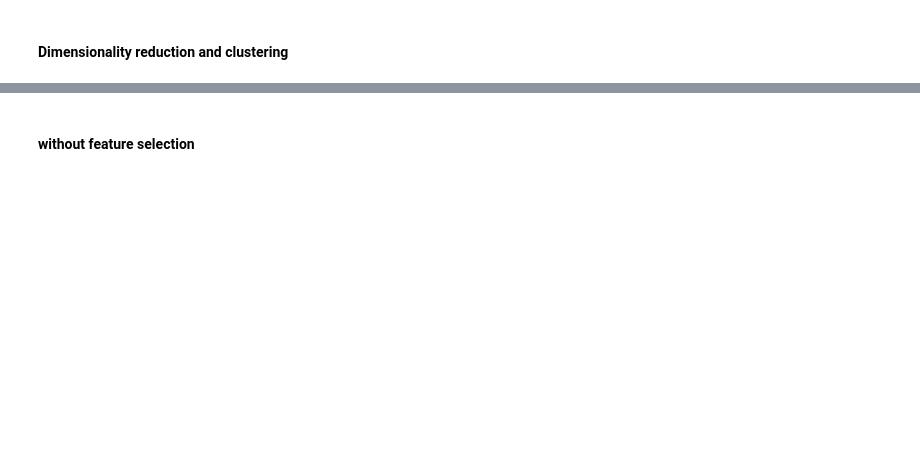
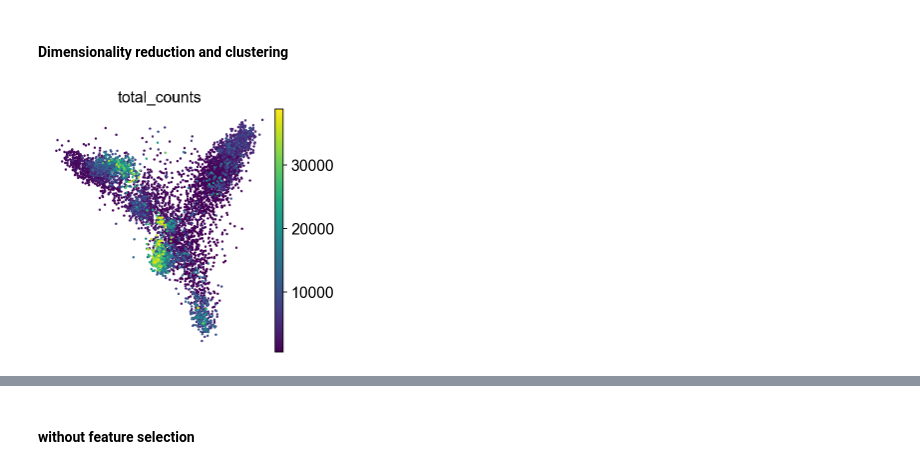
Before and after one commit to cookie1905/scRNA_analysis, a Jupyter notebook: Donor1_scRNA_seq_analysis.ipynb, the cells around one changed output, grey strips where cells are left out. Drawn from its saved outputs; the diff is of its cells as text; code cells hidden in the pictures; blank space fills up the shorter version.

```diff
--- a/Donor1_scRNA_seq_analysis.ipynb
+++ b/Donor1_scRNA_seq_analysis.ipynb
@@ -184,0 +225,8 @@ adata
+# %%
+def is_outlier(adata, metric: str, lower_q=0.01, upper_q=0.99):
+    """Return boolean Series marking cells outside the given quantile range."""
+    M = adata.obs[metric]
+    lower = M.quantile(lower_q)
+    upper = M.quantile(upper_q)
+    outlier = (M < lower) | (M > upper)
+    return outlier
@@ -184,0 +244,2 @@ adata
+# %%
+adata = adata[(~adata.obs.outlier)]
@@ -201,10 +289,8 @@ sc.pl.highly_variable_genes(adata)
-# %%
-adata = adata[:, adata.var.highly_variable] # only keep highly variable genes
-adata
 # %% [markdown]
 #### Dimensionality reduction and clustering
 # %%
-sc.tl.pca(adata, svd_solver='arpack')
-sc.pp.neighbors(adata)
-sc.tl.umap(adata)
-sc.tl.leiden(adata)
+sc.pp.pca(adata, use_highly_variable=True)
+
+sc.pl.pca_scatter(adata, color="total_counts")
+# %% [output]
+[figure, added]
```
Also changed, not shown: parts of 53 cells of this notebook, 4 other files.
